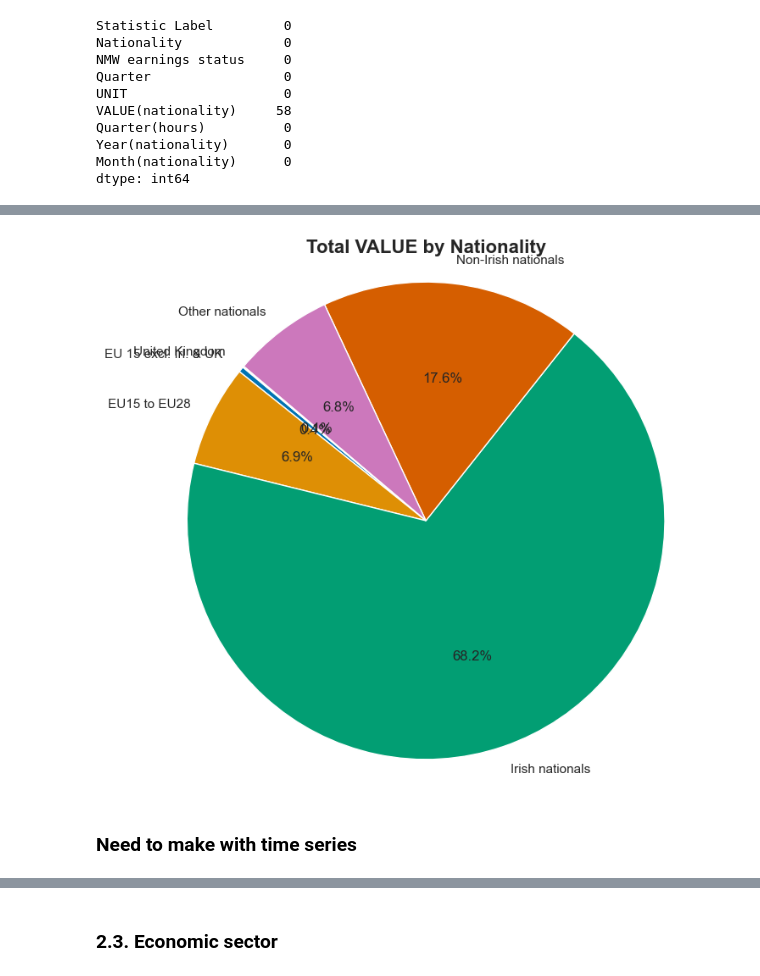
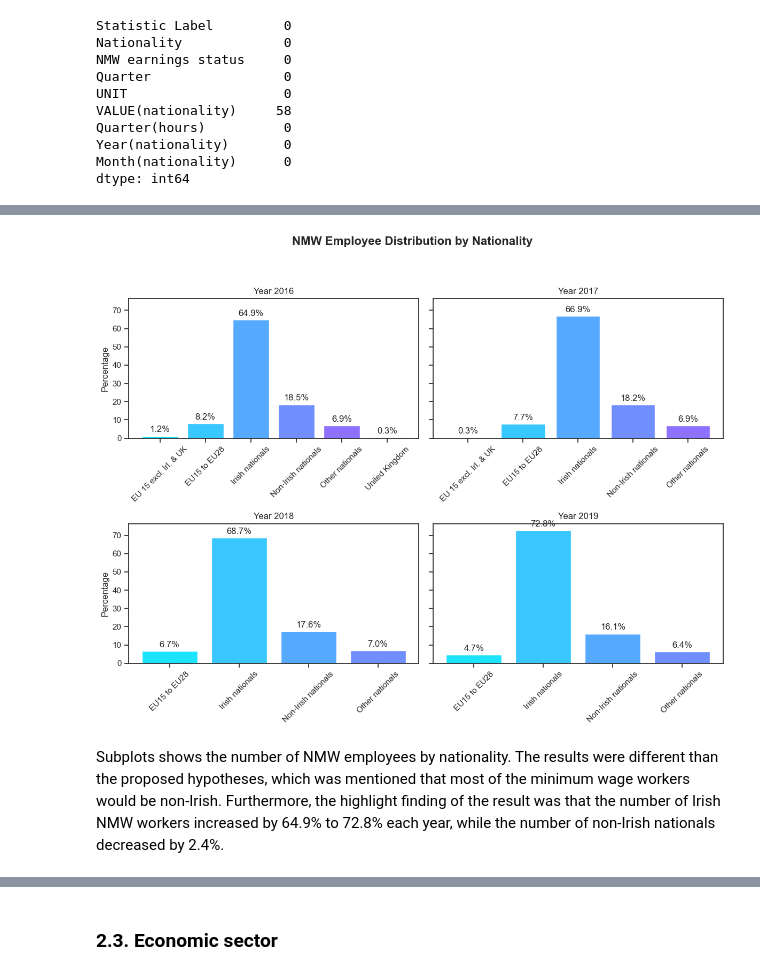
Before and after one commit to Usukhbayar95/Capstone_Project, a Jupyter notebook: Project.ipynb, the cells around one changed output, grey strips where cells are left out. Cells and saved outputs as stored; diff of their text form; code cells hidden in the pictures.

```diff
--- a/Project.ipynb
+++ b/Project.ipynb
@@ -277,0 +267,7 @@ df_h.shape
+# %%
+# Drop rows where "NMW earnings status" is "Total employees", "Employees reporting earning more than National Minimum Wage", "Variable hours (see note)"  or "Not Stated"
+df_h = df_hours.drop(df_hours[(df_hours["NMW earnings status"] == "Total employees")
+                           | (df_hours["Usual Hours Worked"] == "Variable hours (see note)")
+                           | (df_hours["NMW earnings status"] == "Total employees")
+                           | (df_hours["NMW earnings status"] == "Not stated")].index)
+df_h.shape
@@ -457,10 +380,10 @@ df_nat.head()
 # %%
 # Drop rows where "NMW earnings status" is "Total employees", "Employees reporting earning more than National Minimum Wage"
-df_nation = df_nat.drop(df_nat[(df_nat["NMW earnings status"] == "Total employees")
+df_nat = df_nat.drop(df_nat[(df_nat["NMW earnings status"] == "Total employees")
                            | (df_nat["Nationality"] == "Total Persons")
                            | (df_nat["NMW earnings status"] == "Employees reporting earning more than National Minimum Wage")].index)
 # %%
 # to change the name of the 'VALUE' column
-df_nation.rename(columns={'VALUE': 'VALUE(nationality)'}, inplace=True)
+df_nat.rename(columns={'VALUE': 'VALUE(nationality)'}, inplace=True)
 # %%
 # Check for missing values in the DataFrame
@@ -480,7 +403,9 @@ Month(nationality)      0
 dtype: int64
 # %%
 # Drop rows with missing values
-df_nation = df_nation.dropna()
+df_nation = df_nat.dropna()
+# Check for missing values in the DataFrame
+missing_values_nat = df_nation.isnull().sum()
 # Check the DataFrame after dropping the rows with missing values
-df_nation
+print(missing_values_nat)
 # %% [output]
@@ -500,21 +422,57 @@ df_nation
 # %%
-# Group the data by nationality and calculate the total VALUE for each group
-nationality_value = df_nation.groupby('Nationality')['VALUE(nationality)'].sum().reset_index()
+# Define a cool color palette
+cool_colors = sns.color_palette("cool", n_colors=8)
 
-# Plot the pie chart
-plt.figure(figsize=(8, 8))
-plt.pie(nationality_value['VALUE(nationality)'], labels=nationality_value['Nationality'], autopct='%1.1f%%', startangle=140)
-plt.axis('equal')  # Equal aspect ratio ensures that pie is drawn as a circle.
+# Group the filtered data by year and nationality, and sum the 'VALUE' column
+grouped_data = df_nation.groupby(['Year(nationality)', 'Nationality'])['VALUE(nationality)'].sum().reset_index()
 
-# Add a title
-plt.title('Total VALUE by Nationality', fontsize=16, fontweight='bold')
+# Set style for the plot
+sns.set(style='ticks', palette='colorblind')
 
-# Display the pie chart
+# Create a grid layout with two rows and two columns
+fig, axes = plt.subplots(2, 2, figsize=(12, 10), sharey=True)
+
+# Create subplots for years
+years = grouped_data['Year(nationality)'].unique()[:4]
+num_years = len(years)
+
+# Iterate over years and axes
+for i, year in enumerate(years):
+    # Filter data for the current year
+    data_year = grouped_data[grouped_data['Year(nationality)'] == year]
+
+    # Determine the subplot position based on row and column
+    row = i // 2
+    col = i % 2
+
+    # Calculate the total value for the current year
+    total_value = data_year['VALUE(nationality)'].sum()
+
+    # Create a column (bar) chart for the current year in the appropriate subplot
+    ax = axes[row, col]
+    bars = ax.bar(data_year['Nationality'], data_year['VALUE(nationality)'] / total_value * 100, color=cool_colors[:len(data_year)])
+    ax.set_title(f'Year {year}')
+    ax.tick_params(axis='x', rotation=45)
+
+    # Add percentage labels above each bar
+    for bar in bars:
+        height = bar.get_height()
+        ax.annotate(f'{height:.1f}%', xy=(bar.get_x() + bar.get_width() / 2, height),
+                    xytext=(0, 3), textcoords='offset points',
+                    ha='center', va='bottom')
+
+    # Set labels for the first subplot in each row
+    if col == 0:
+        ax.set_ylabel('Percentage')
+
+# Add a common title for the subplots
+fig.suptitle('NMW Employee Distribution by Nationality', fontsize=16, fontweight='bold')
+plt.tight_layout(rect=[0, 0.05, 1, 0.94])
 plt.show()
 # %% [output]
-[figure, old version]
+[figure, new version]
-# %% [markdown]
-### Need to make with time series
+# %% [markdown]
+Subplots shows the number of NMW employees by nationality. The results were different than the proposed hypotheses, which was mentioned that most of the minimum wage workers would be non-Irish. Furthermore, the highlight finding of the result was that the number of Irish NMW workers increased by 64.9% to 72.8% each year, while the number of non-Irish nationals decreased by 2.4%.
 # %%
 replacement_dict_sector = {
     'Irish nationals': 0,
```
Also changed, not shown: parts of 86 cells of this notebook.
